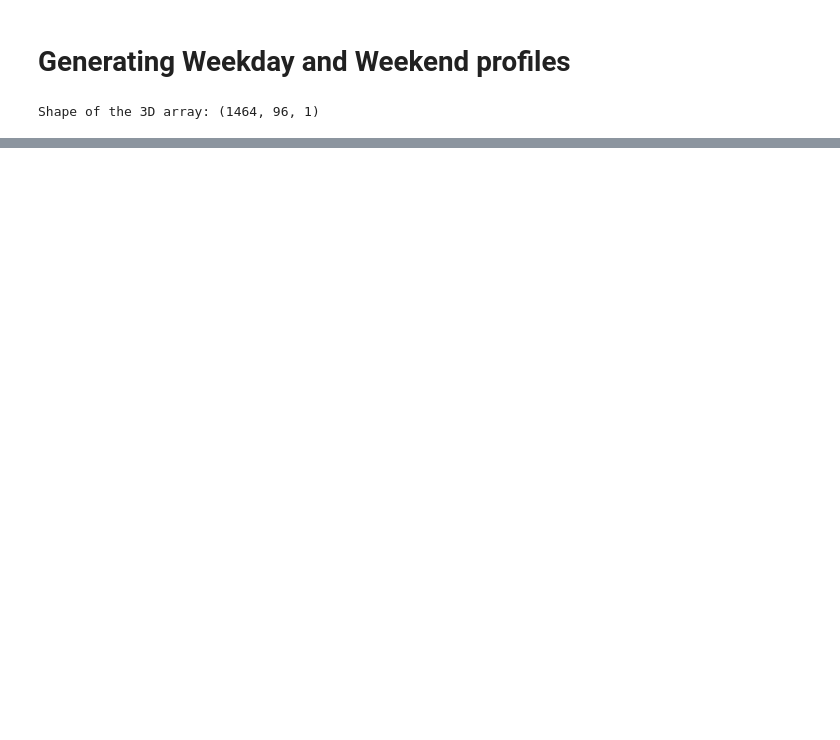
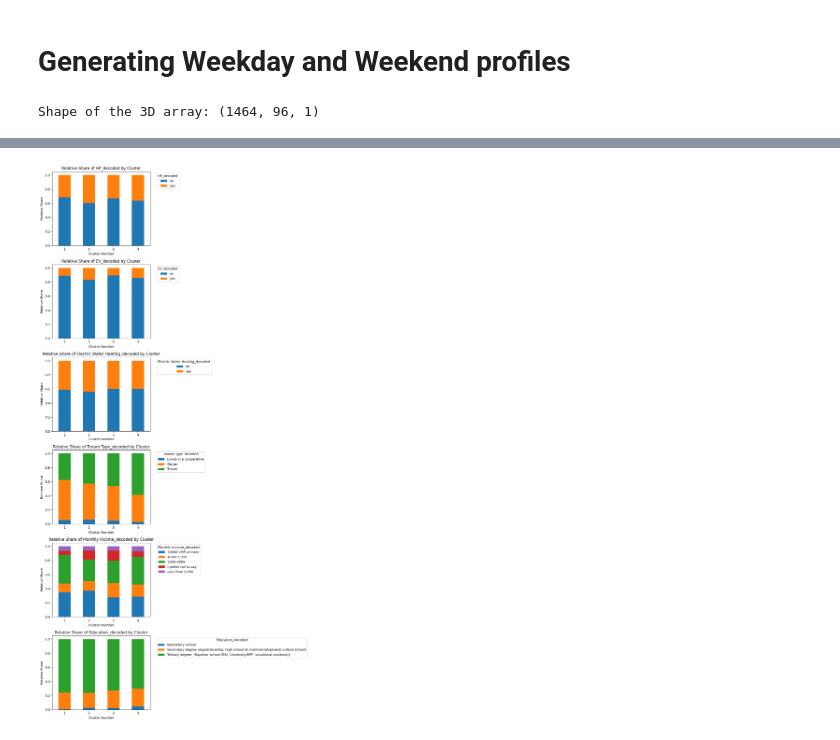
Before and after one commit to jasigrist/Customer_Segmentation_Lantern, a Jupyter notebook: kPrototypes_Clustering.ipynb, the cells around one changed output, grey strips where cells are left out. Saved outputs shown, nothing was run; the diff lists cells and outputs as text; code cells hidden in the pictures; blank space fills up the shorter version.

```diff
--- a/kPrototypes_Clustering.ipynb
+++ b/kPrototypes_Clustering.ipynb
@@ -227 +242,30 @@ plt.show()
+# %%
+cat_columns = ['HP_decoded', 'EV_decoded', 'Electric Water Heating_decoded', 'Tenant Type_decoded', 'Monthly Income_decoded', 'Education_decoded']
+n_features = len(cat_columns)
+
+fig, axes = plt.subplots(n_features, 1, figsize=(12, 4 * n_features))
+
+for i, feature in enumerate(cat_columns):
+    ax = axes[i]
+
+    # Group and pivot data for proportions
+    counts = df_cleaned.groupby(['cluster', feature]).size().unstack(fill_value=0)
+    proportions = counts.div(counts.sum(axis=1), axis=0)  # Normalize to get share per cluster
+
+    # Plot stacked bar chart with proportions
+    proportions.plot(kind='bar', stacked=True, ax=ax)
+
+    # Titles and axis labels
+    ax.set_title(f'Relative Share of {feature} by Cluster')
+    ax.set_ylabel('Relative Share')
+    ax.set_xlabel('Cluster Number')
+
+    # Rotate x-axis tick labels
+    ax.set_xticklabels(ax.get_xticklabels(), rotation=0)
+    ax.legend(title=feature, bbox_to_anchor=(1.05, 1), loc='upper left')
+
+plt.tight_layout()
+plt.show()
+# %% [output]
+[figure, added]
 # %%
```
Also changed, not shown: parts of 12 cells of this notebook, 18 other files.
